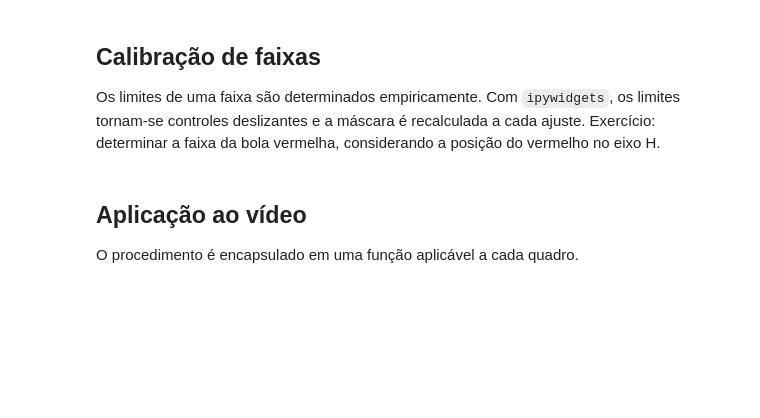
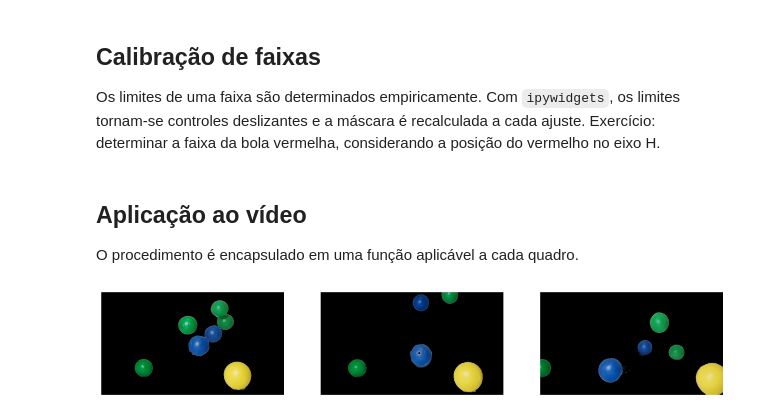
Before and after one commit to rodrigoms2004/VIS101-fundamentos-visao-computacional-sigmoidal, a Jupyter notebook: notebooks/aula_05_15.07.2026/segmentacao_por_cor_hsv.ipynb, the cells around one changed output. Drawn from its saved outputs; the diff is of its cells as text; code cells hidden in the pictures; blank space fills up the shorter version.

```diff
--- a/notebooks/aula_05_15.07.2026/segmentacao_por_cor_hsv.ipynb
+++ b/notebooks/aula_05_15.07.2026/segmentacao_por_cor_hsv.ipynb
@@ -118,16 +118,18 @@ def segmentar(frame):
     m = cv2.morphologyEx(m, cv2.MORPH_OPEN, np.ones((5, 5), np.uint8))
     return cv2.bitwise_and(frame, frame, mask=m)
 # %%
-cap = cv2.VideoCapture('data/chuva-bolas-3cores.mp4')
+cap = cv2.VideoCapture('../videos/chuva-bolas-3cores.mp4')
 quadros = []
 for i in [30, 60, 90]:
     cap.set(cv2.CAP_PROP_POS_FRAMES, i)
     ok, f = cap.read()
     quadros.append(f)
 cap.release()
 
 fig, axes = plt.subplots(1, 3, figsize=(15, 4))
 for ax, f in zip(axes, quadros):
     ax.imshow(cv2.cvtColor(segmentar(f), cv2.COLOR_BGR2RGB))
     ax.axis('off')
 plt.show()
+# %% [output]
+[figure, added]
```
